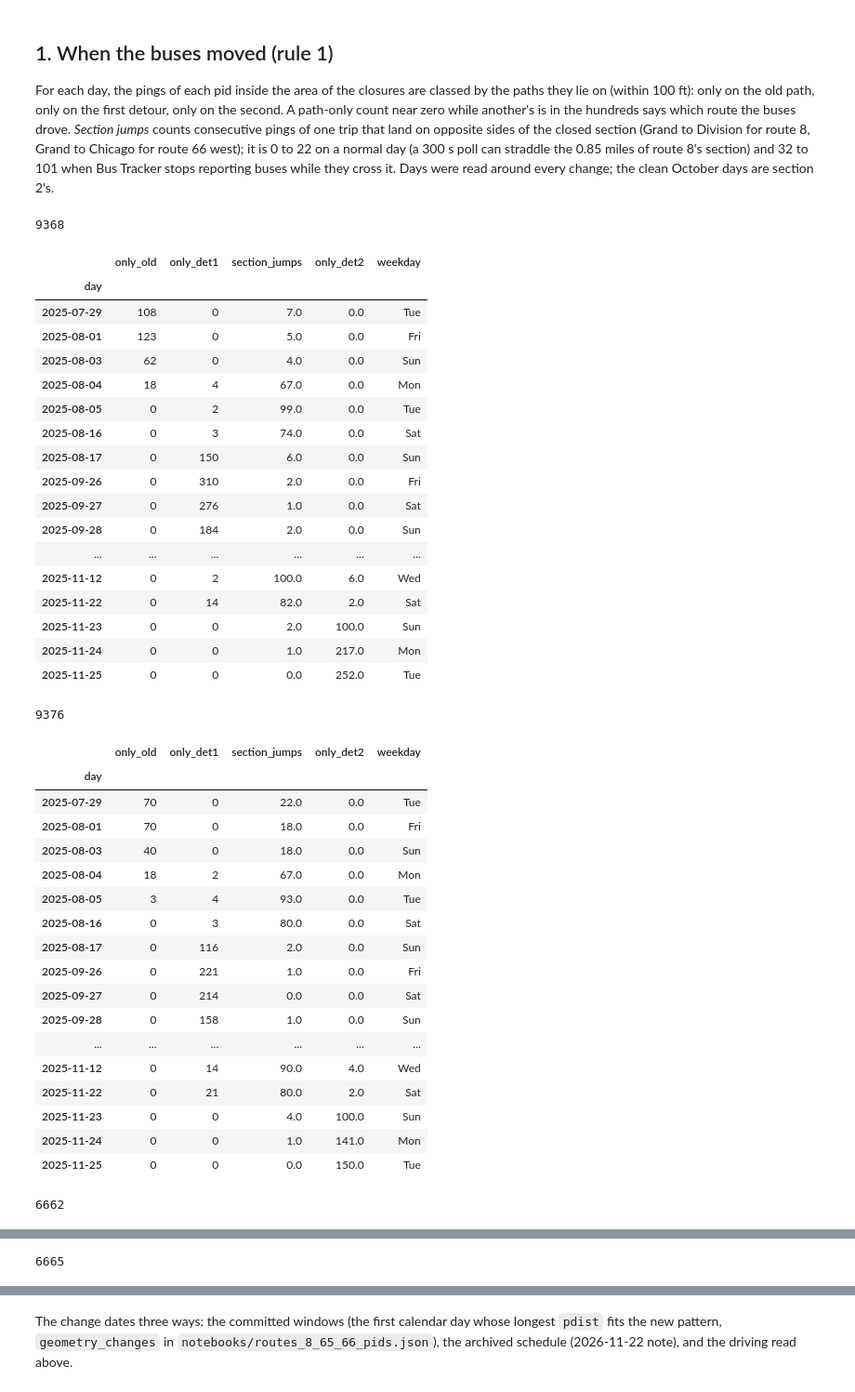
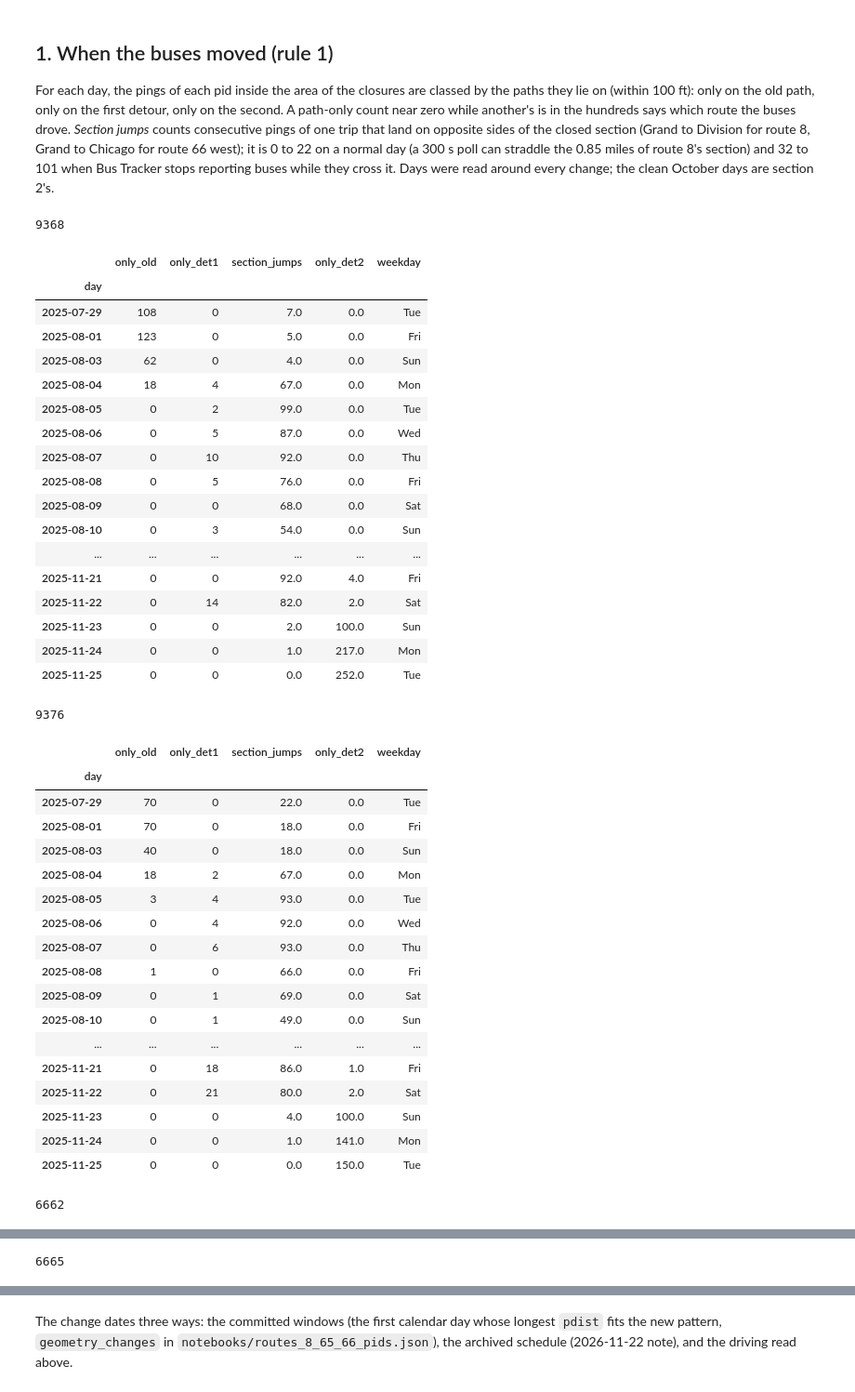
Before and after one commit to Inoueian/cta_bus_analysis, a Jupyter notebook: notebooks/corner_stops_routes_8_66.ipynb, the cells around one changed output, grey strips where cells are left out. Shown at 93% size. Drawn from its saved outputs; the diff is of its cells as text; code cells hidden in the pictures.

```diff
--- a/notebooks/corner_stops_routes_8_66.ipynb
+++ b/notebooks/corner_stops_routes_8_66.ipynb
@@ -129,6 +129,7 @@ DRIVING_DAYS = ["2025-07-29", "2025-08-01", "2025-08-03", "2025-08-04", "2025-08
                 "2025-10-31", "2025-11-01", "2025-11-02", "2025-11-03", "2025-11-04", "2025-11-05", "2025-11-06",
                 "2025-11-07", "2025-11-08", "2025-11-09", "2025-11-10", "2025-11-11", "2025-11-12", "2025-11-22",
                 "2025-11-23", "2025-11-24", "2025-11-25"]
+DRIVING_DAYS = sorted(set(DRIVING_DAYS) | {f"2025-08-{d:02d}" for d in range(6, 16)} | {f"2025-11-{d:02d}" for d in range(13, 22)})  # 2026-11-27: every day of the unreported periods
 
 
 def section_jumps(g: pd.DataFrame, south: float, north: float) -> int:
@@ -149,46 +150,46 @@ for day in DRIVING_DAYS:
             r[f"only_{p}"] = int(((off[p] < ON_PATH_FT) & np.all([off[o] >= ON_PATH_FT for o in PATHS[pid] if o != p], axis=0)).sum())
         r["section_jumps"] = section_jumps(g, *SECTION[pid]) if pid in SECTION else None
         rows.append(r)
 DRIVING = pd.DataFrame(rows)
 DRIVING["weekday"] = pd.to_datetime(DRIVING["day"]).dt.day_name().str[:3]
 for pid in PIDS:
     print(pid)
     display(DRIVING[DRIVING["pid"] == pid].drop(columns="pid").set_index("day").dropna(axis=1, how="all"))
 # %% [output]
 9368
 |  | only_old | only_det1 | section_jumps | only_det2 | weekday |
 | day |  |  |  |  |  |
 | 2025-07-29 | 108 | 0 | 7.0 | 0.0 | Tue |
 | 2025-08-01 | 123 | 0 | 5.0 | 0.0 | Fri |
 | 2025-08-03 | 62 | 0 | 4.0 | 0.0 | Sun |
 | 2025-08-04 | 18 | 4 | 67.0 | 0.0 | Mon |
 | 2025-08-05 | 0 | 2 | 99.0 | 0.0 | Tue |
-| 2025-08-16 | 0 | 3 | 74.0 | 0.0 | Sat |
-| 2025-08-17 | 0 | 150 | 6.0 | 0.0 | Sun |
-| 2025-09-26 | 0 | 310 | 2.0 | 0.0 | Fri |
-| 2025-09-27 | 0 | 276 | 1.0 | 0.0 | Sat |
-| 2025-09-28 | 0 | 184 | 2.0 | 0.0 | Sun |
+| 2025-08-06 | 0 | 5 | 87.0 | 0.0 | Wed |
+| 2025-08-07 | 0 | 10 | 92.0 | 0.0 | Thu |
+| 2025-08-08 | 0 | 5 | 76.0 | 0.0 | Fri |
+| 2025-08-09 | 0 | 0 | 68.0 | 0.0 | Sat |
+| 2025-08-10 | 0 | 3 | 54.0 | 0.0 | Sun |
 | ... | ... | ... | ... | ... | ... |
-| 2025-11-12 | 0 | 2 | 100.0 | 6.0 | Wed |
+| 2025-11-21 | 0 | 0 | 92.0 | 4.0 | Fri |
 | 2025-11-22 | 0 | 14 | 82.0 | 2.0 | Sat |
 | 2025-11-23 | 0 | 0 | 2.0 | 100.0 | Sun |
 | 2025-11-24 | 0 | 0 | 1.0 | 217.0 | Mon |
 | 2025-11-25 | 0 | 0 | 0.0 | 252.0 | Tue |
 9376
 |  | only_old | only_det1 | section_jumps | only_det2 | weekday |
 | day |  |  |  |  |  |
 | 2025-07-29 | 70 | 0 | 22.0 | 0.0 | Tue |
 | 2025-08-01 | 70 | 0 | 18.0 | 0.0 | Fri |
 | 2025-08-03 | 40 | 0 | 18.0 | 0.0 | Sun |
 | 2025-08-04 | 18 | 2 | 67.0 | 0.0 | Mon |
 | 2025-08-05 | 3 | 4 | 93.0 | 0.0 | Tue |
-| 2025-08-16 | 0 | 3 | 80.0 | 0.0 | Sat |
-| 2025-08-17 | 0 | 116 | 2.0 | 0.0 | Sun |
-| 2025-09-26 | 0 | 221 | 1.0 | 0.0 | Fri |
-| 2025-09-27 | 0 | 214 | 0.0 | 0.0 | Sat |
-| 2025-09-28 | 0 | 158 | 1.0 | 0.0 | Sun |
+| 2025-08-06 | 0 | 4 | 92.0 | 0.0 | Wed |
+| 2025-08-07 | 0 | 6 | 93.0 | 0.0 | Thu |
+| 2025-08-08 | 1 | 0 | 66.0 | 0.0 | Fri |
+| 2025-08-09 | 0 | 1 | 69.0 | 0.0 | Sat |
+| 2025-08-10 | 0 | 1 | 49.0 | 0.0 | Sun |
 | ... | ... | ... | ... | ... | ... |
-| 2025-11-12 | 0 | 14 | 90.0 | 4.0 | Wed |
+| 2025-11-21 | 0 | 18 | 86.0 | 1.0 | Fri |
 | 2025-11-22 | 0 | 21 | 80.0 | 2.0 | Sat |
 | 2025-11-23 | 0 | 0 | 4.0 | 100.0 | Sun |
 | 2025-11-24 | 0 | 0 | 1.0 | 141.0 | Mon |
```
Also changed, not shown: parts of 9 cells of this notebook, 4 other files.
